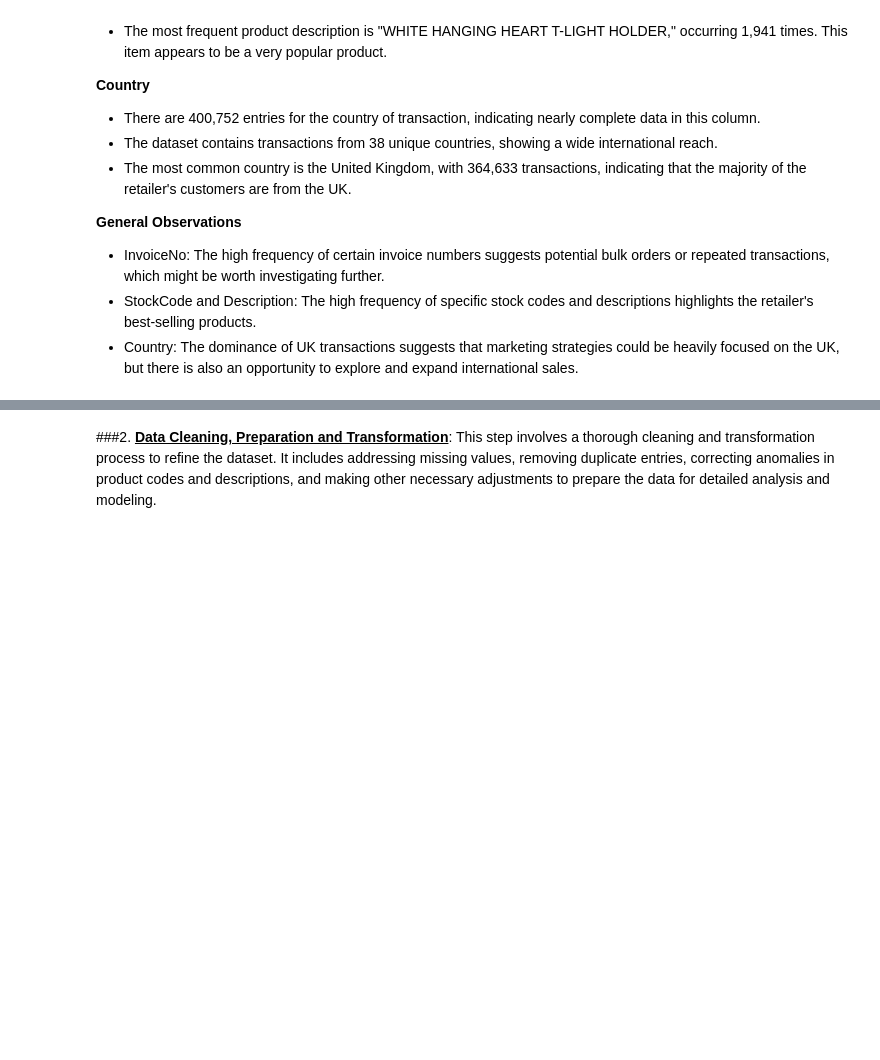
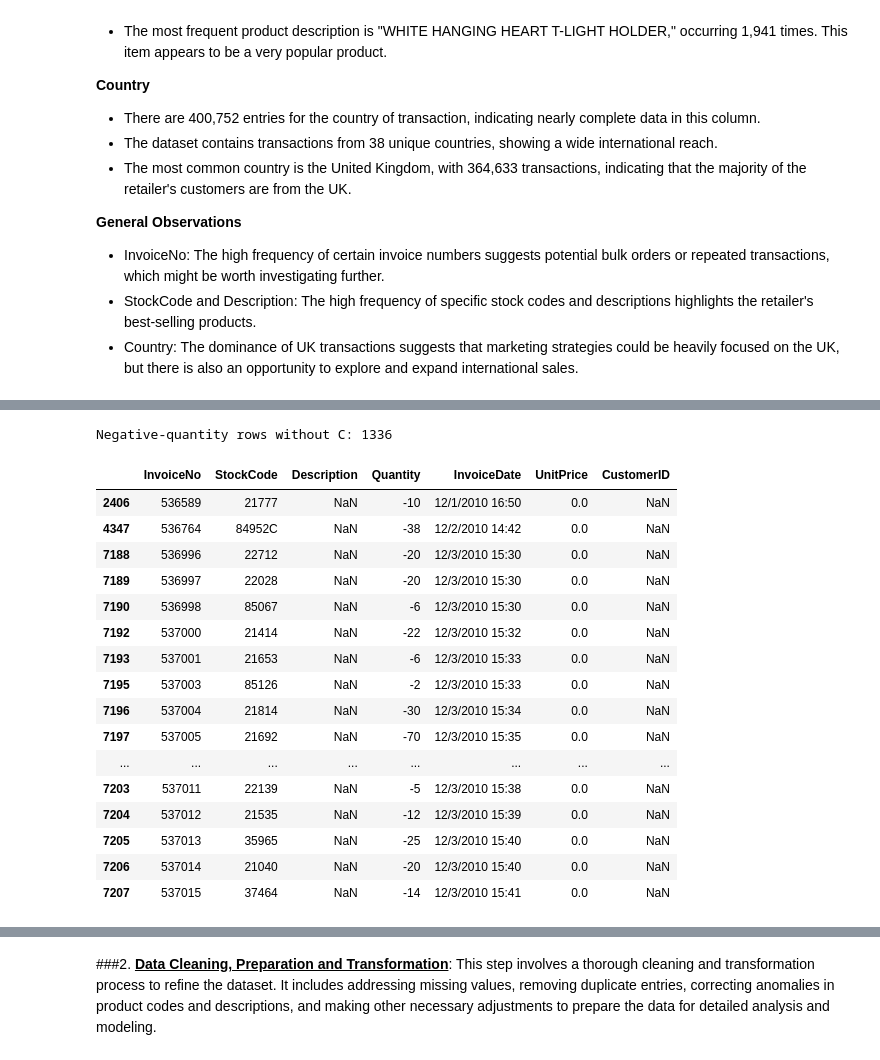
Before and after one commit to Purva2993/E-commerce-Customer-Segmentation-and-Recommendation-System, a Jupyter notebook: E_commerce_Customer_Segmentation.ipynb, the cells around one changed output, grey strips where cells are left out. Cells and saved outputs as stored; diff of their text form; code cells hidden in the pictures; blank space fills up the shorter version.

```diff
--- a/E_commerce_Customer_Segmentation.ipynb
+++ b/E_commerce_Customer_Segmentation.ipynb
@@ -153,0 +269,80 @@ customer_df.describe(include = object).T
+# %%
+# 1. Negative quantities without a C-prefixed invoice
+is_cancelled = (
+    customer_df["InvoiceNo"].astype(str).str.startswith("C")
+)
+
+negative_qty_without_C = (
+    (customer_df["Quantity"] < 0) & (~is_cancelled)
+)
+
+print("Negative-quantity rows without C:", negative_qty_without_C.sum())
+
+display(
+    customer_df.loc[
+        negative_qty_without_C,
+        [
+            "InvoiceNo", "StockCode", "Description",
+            "Quantity", "InvoiceDate", "UnitPrice", "CustomerID"
+        ]
+    ].head(20)
+)
+
+
+# 2. Inspect every row with a negative unit price
+print("\nRows with negative unit prices:")
+
+display(
+    customer_df.loc[
+        customer_df["UnitPrice"] < 0,
+        [
+            "InvoiceNo", "StockCode", "Description",
+            "Quantity", "InvoiceDate", "UnitPrice", "CustomerID"
+        ]
+    ]
+)
+
+
+# 3. Inspect the largest positive quantities
+print("\nLargest positive quantities:")
+
+display(
+    customer_df.nlargest(10, "Quantity")[
+        [
+            "InvoiceNo", "StockCode", "Description",
+            "Quantity", "InvoiceDate", "UnitPrice", "CustomerID"
+        ]
+    ]
+)
+
+
+# 4. Inspect the largest positive unit prices
+print("\nLargest positive unit prices:")
+
+display(
+    customer_df.nlargest(10, "UnitPrice")[
+        [
+            "InvoiceNo", "StockCode", "Description",
+            "Quantity", "InvoiceDate", "UnitPrice", "CustomerID"
+        ]
+    ]
+)
+# %% [output]
+Negative-quantity rows without C: 1336
+|  | InvoiceNo | StockCode | Description | Quantity | InvoiceDate | UnitPrice | CustomerID |
+| 2406 | 536589 | 21777 | NaN | -10 | 12/1/2010 16:50 | 0.0 | NaN |
+| 4347 | 536764 | 84952C | NaN | -38 | 12/2/2010 14:42 | 0.0 | NaN |
+| 7188 | 536996 | 22712 | NaN | -20 | 12/3/2010 15:30 | 0.0 | NaN |
+| 7189 | 536997 | 22028 | NaN | -20 | 12/3/2010 15:30 | 0.0 | NaN |
+| 7190 | 536998 | 85067 | NaN | -6 | 12/3/2010 15:30 | 0.0 | NaN |
+| 7192 | 537000 | 21414 | NaN | -22 | 12/3/2010 15:32 | 0.0 | NaN |
+| 7193 | 537001 | 21653 | NaN | -6 | 12/3/2010 15:33 | 0.0 | NaN |
+| 7195 | 537003 | 85126 | NaN | -2 | 12/3/2010 15:33 | 0.0 | NaN |
+| 7196 | 537004 | 21814 | NaN | -30 | 12/3/2010 15:34 | 0.0 | NaN |
+| 7197 | 537005 | 21692 | NaN | -70 | 12/3/2010 15:35 | 0.0 | NaN |
+| ... | ... | ... | ... | ... | ... | ... | ... |
+| 7203 | 537011 | 22139 | NaN | -5 | 12/3/2010 15:38 | 0.0 | NaN |
+| 7204 | 537012 | 21535 | NaN | -12 | 12/3/2010 15:39 | 0.0 | NaN |
+| 7205 | 537013 | 35965 | NaN | -25 | 12/3/2010 15:40 | 0.0 | NaN |
+| 7206 | 537014 | 21040 | NaN | -20 | 12/3/2010 15:40 | 0.0 | NaN |
+| 7207 | 537015 | 37464 | NaN | -14 | 12/3/2010 15:41 | 0.0 | NaN |
```
Also changed, not shown: parts of 23 cells of this notebook.
